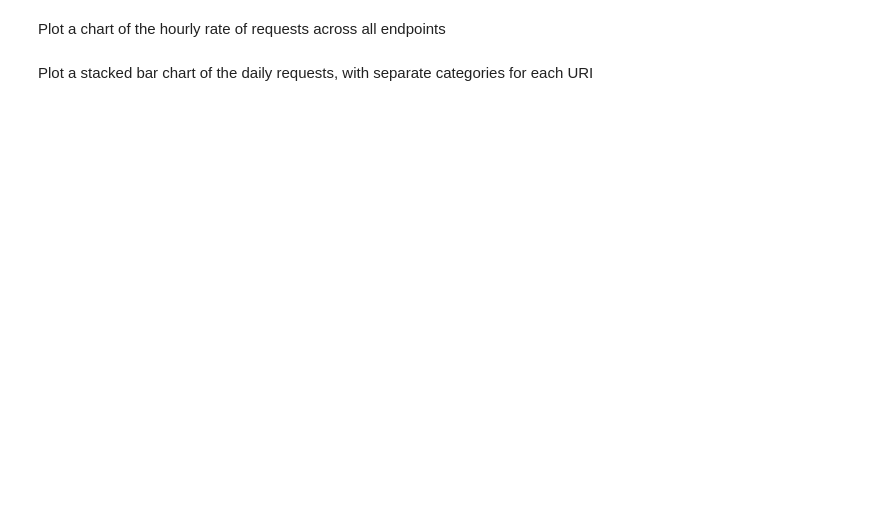
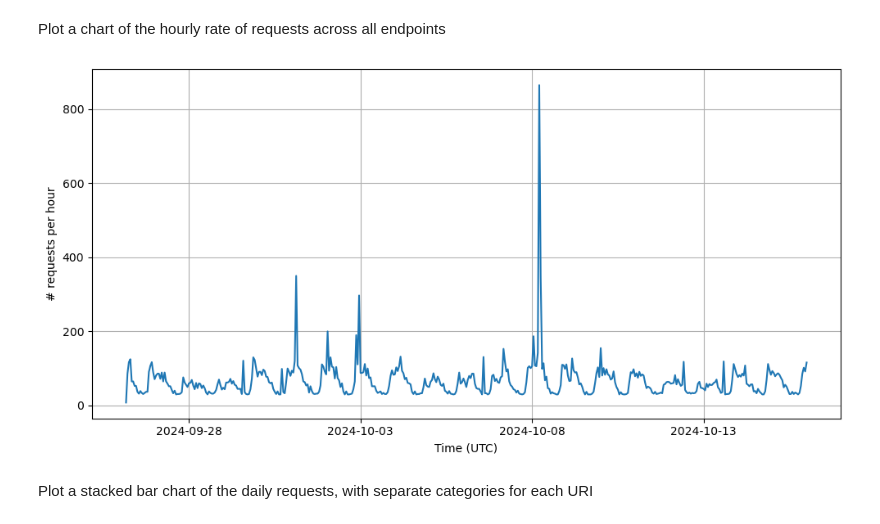
Before and after one commit to GeoscienceAustralia/nhi-process, a Jupyter notebook: analysis/usage/NHIRS usage stats.ipynb, the cells around one changed output. Saved outputs shown, nothing was run; the diff lists cells and outputs as text; code cells hidden in the pictures; blank space fills up the shorter version.

Commit message:
Update to use Athena query output

```diff
--- a/analysis/usage/NHIRS usage stats.ipynb
+++ b/analysis/usage/NHIRS usage stats.ipynb
@@ -49,5 +51,5 @@ LAND = cfeature.LAND()
 # %%
-filename = r"C:\Users\u12161\Downloads\logfiles.csv"
+filename = r"C:\Users\u12161\Downloads\NHIRS geoserver request logs.csv"
 # %% [markdown]
 We restrict to a subset of the URIs, so we focus on those that are requesting the geoserver endpoints.
 # %%
@@ -155,17 +109,12 @@ Apply the functions to extract various attributes from the JSON message packets.
 # %%
-
-df['clientIp'] = df['message'].apply(extractIp)
-df['uri'] = df['message'].apply(extractURI)
-df['agent'] = df['message'].apply(extractAgent)
-df['service'] = df['message'].apply(extractService)
-df['layer'] = df['message'].apply(extractLayer)
-df['event_id'] = df['message'].apply(extractEvent)
-df['timestamp'] = pd.to_datetime(df['timestamp'])
-df['hour'] = df['timestamp'].dt.floor("h")
-df['day'] = df['timestamp'].dt.floor('d')
-
+df = pd.read_csv(filename)
+df['datetime'] = pd.to_datetime(df['date'] + ' ' + df['time'])
+df['event_id'] = df['query_string'].apply(extractEvent)
+df['layer'] = df['query_string'].apply(extractLayer)
+df['hour'] = df['datetime'].dt.floor("h")
+df['day'] = df['datetime'].dt.floor('d')
 # Select the web service URIs:
 df = df.loc[df['uri'].isin(uris)]
 
 # Filter out my own IP (in fact this should be all GA addresses):
-df = df.loc[~df['clientIp'].str.startswith('124.47')]
+df = df.loc[~df['request_ip'].str.startswith('124.47')]
@@ -181,14 +167,16 @@ df['agent'].value_counts()
 Plot a chart of the hourly rate of requests across all endpoints
 # %%
 fig, ax = plt.subplots(1, 1, figsize=(10, 5))
-sns.lineplot(df.set_index('timestamp').resample('h').size(), ax=ax, ) #marker='o', markersize=5)
+sns.lineplot(df.set_index('datetime').resample('h').size(), ax=ax, ) #marker='o', markersize=5)
 ax.set_ylabel("# requests per hour")
 ax.set_xlabel("Time (UTC)")
 dateloc = mdates.DayLocator(interval=5)
 datefmt = mdates.DateFormatter('%Y-%m-%d')
 ax.xaxis.set_major_locator(dateloc)
 ax.grid()
 fig.tight_layout()
+# %% [output]
+[figure, added]
 # %% [markdown]
 Plot a stacked bar chart of the daily requests, with separate categories for each URI
 # %%
```
Also changed, not shown: parts of 16 cells of this notebook.
